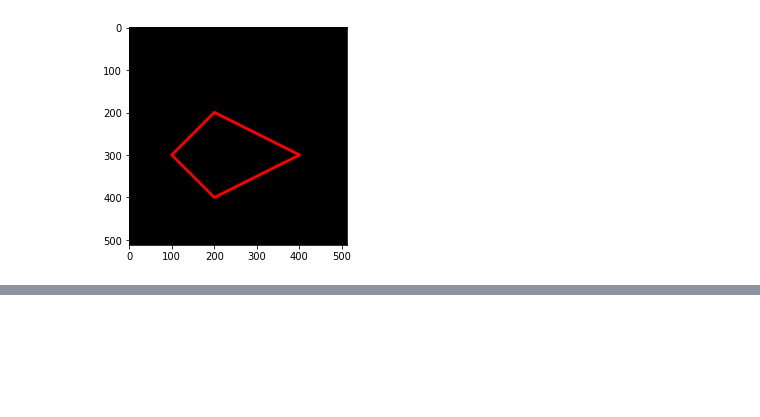
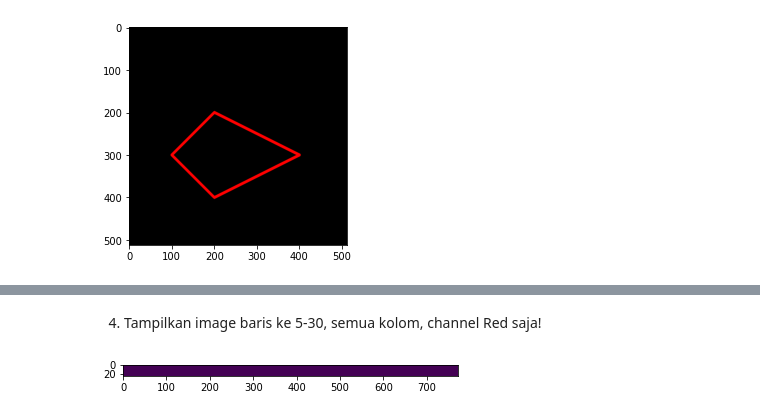
Before and after one commit to khrnnisak/PCVK_Genap_2023, a Jupyter notebook: Pertemuan2.ipynb, the cells around one changed output, grey strips where cells are left out. Cells and saved outputs as stored; diff of their text form; code cells hidden in the pictures; blank space fills up the shorter version.

```diff
--- a/Pertemuan2.ipynb
+++ b/Pertemuan2.ipynb
@@ -125,0 +192,16 @@ plt.imshow(black_img2)
+# %% [markdown]
+4. Tampilkan image baris ke 5-30, semua kolom, channel Red saja!
+# %%
+img_tugas3 = cv.imread('/content/drive/MyDrive/PCVK/jungle.png')
+
+
+b, g, r = cv.split(img_tugas3)
+
+gb_image2 = cv.merge([r, g*0, b*0])
+
+img_crop2 = gb_image2[5:30, :, 2]
+
+plt.imshow(img_crop2)
+plt.show()
+# %% [output]
+[figure, added]
```
Also changed, not shown: parts of 25 cells of this notebook.
